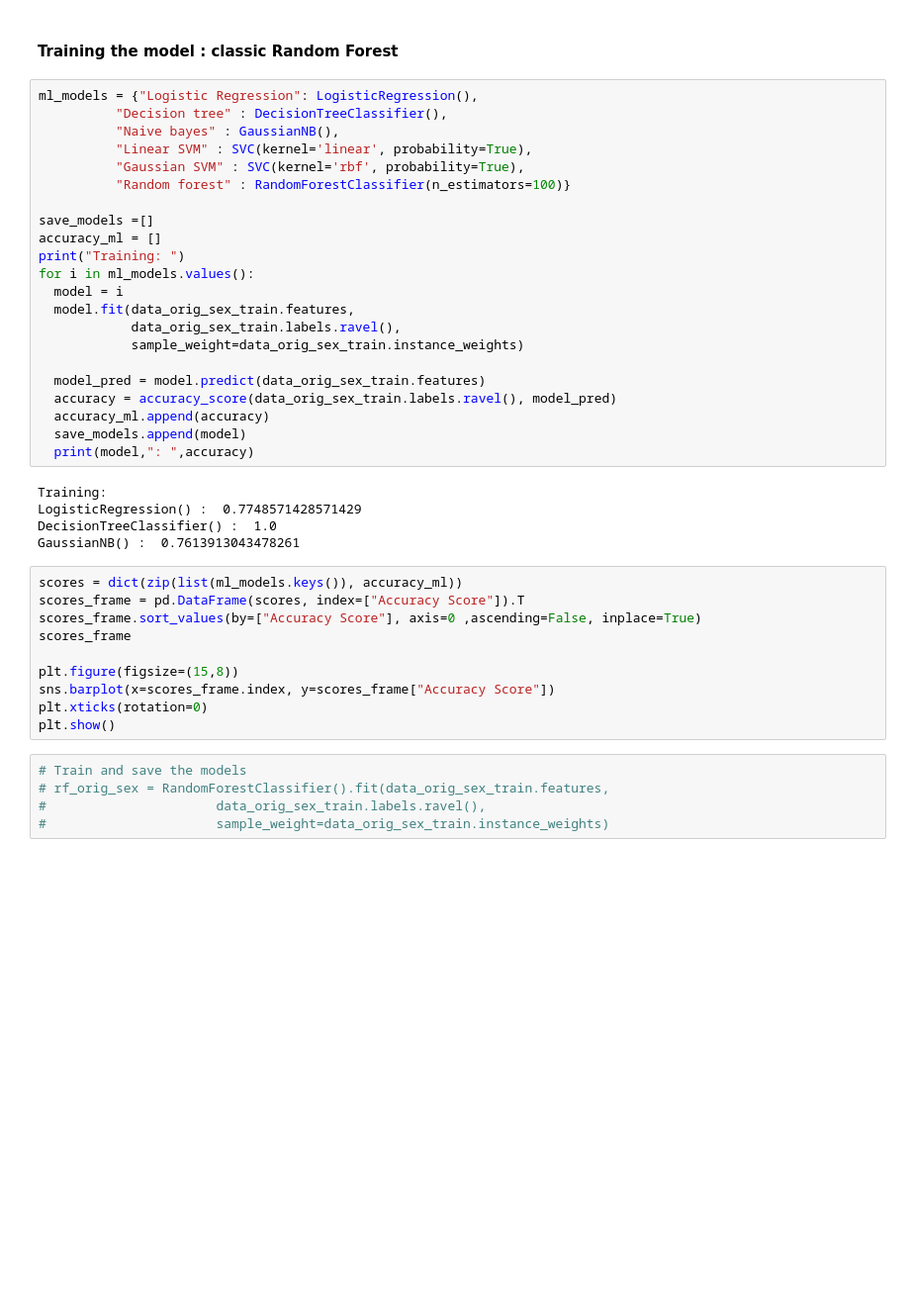
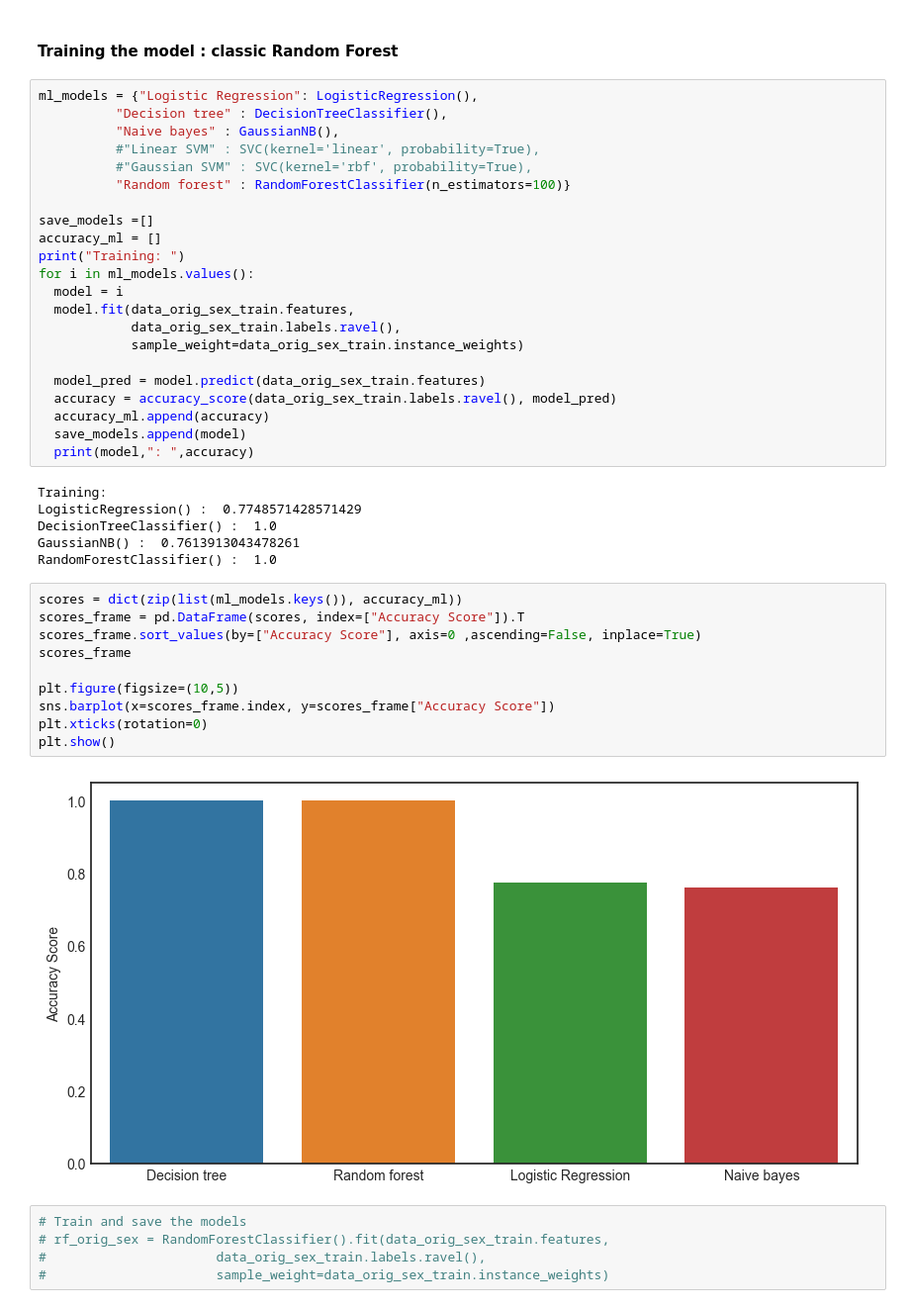
Before and after one commit to samiulengineer/sagan_fair_classifier, a Jupyter notebook: project/fair_ml_aif360.ipynb, the cells around one changed output. Shown at 99% size. Drawn from its saved outputs; the diff is of its cells as text; blank space fills up the shorter version.

```diff
--- a/project/fair_ml_aif360.ipynb
+++ b/project/fair_ml_aif360.ipynb
@@ -287,8 +285,8 @@ Perpetrator Sex : (8625, 14)
 ml_models = {"Logistic Regression": LogisticRegression(),
           "Decision tree" : DecisionTreeClassifier(),
           "Naive bayes" : GaussianNB(),
-          "Linear SVM" : SVC(kernel='linear', probability=True),
-          "Gaussian SVM" : SVC(kernel='rbf', probability=True),
+          #"Linear SVM" : SVC(kernel='linear', probability=True),
+          #"Gaussian SVM" : SVC(kernel='rbf', probability=True),
           "Random forest" : RandomForestClassifier(n_estimators=100)}
 
 save_models =[]
@@ -310,16 +308,19 @@ Training:
 LogisticRegression() :  0.7748571428571429
 DecisionTreeClassifier() :  1.0
 GaussianNB() :  0.7613913043478261
+RandomForestClassifier() :  1.0
 # %%
 scores = dict(zip(list(ml_models.keys()), accuracy_ml))
 scores_frame = pd.DataFrame(scores, index=["Accuracy Score"]).T
 scores_frame.sort_values(by=["Accuracy Score"], axis=0 ,ascending=False, inplace=True)
 scores_frame
 
-plt.figure(figsize=(15,8))
+plt.figure(figsize=(10,5))
 sns.barplot(x=scores_frame.index, y=scores_frame["Accuracy Score"])
 plt.xticks(rotation=0)
 plt.show()
+# %% [output]
+[figure, added]
 # %%
 # Train and save the models
 # rf_orig_sex = RandomForestClassifier().fit(data_orig_sex_train.features,
```
Also changed, not shown: parts of 14 cells of this notebook.
